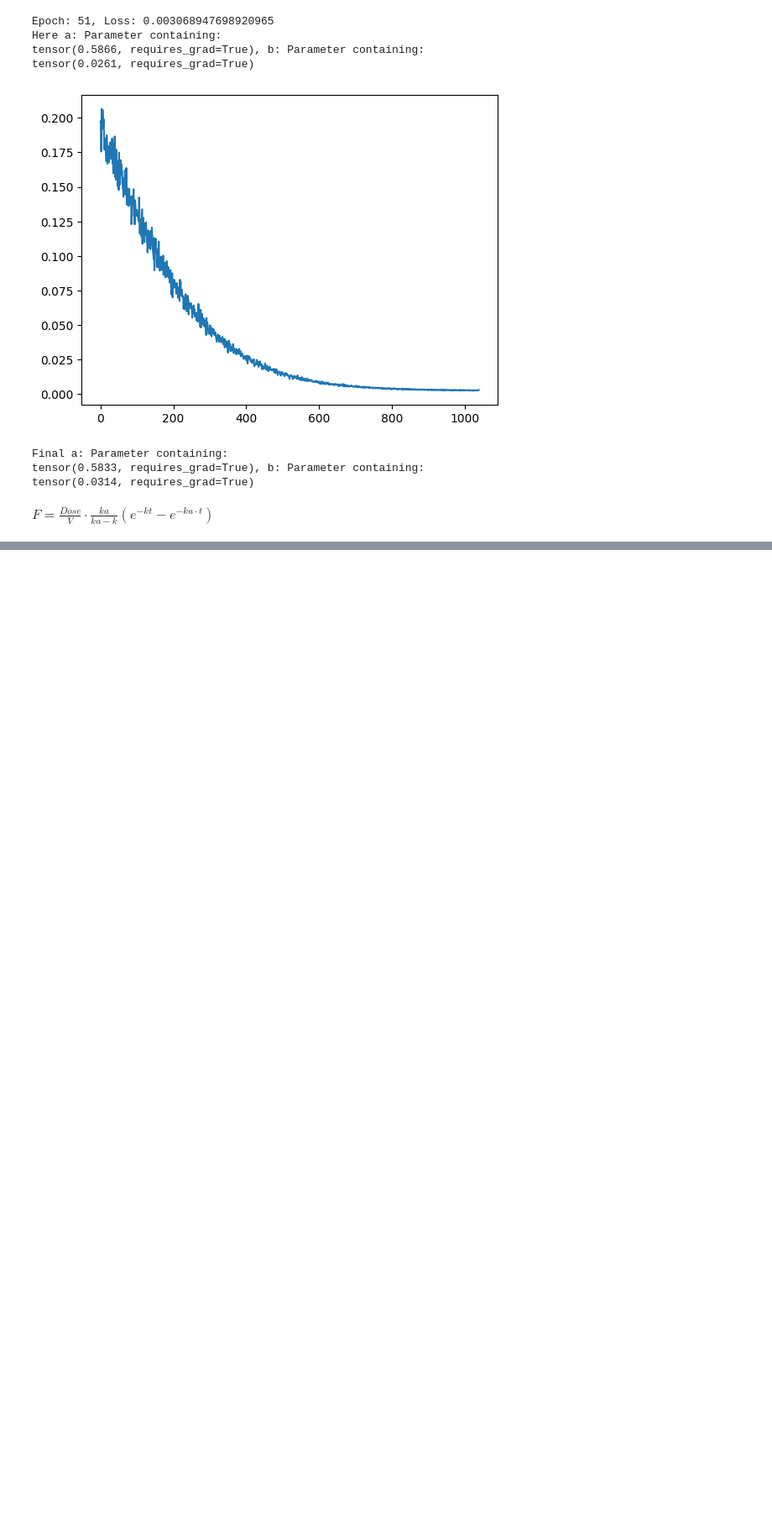
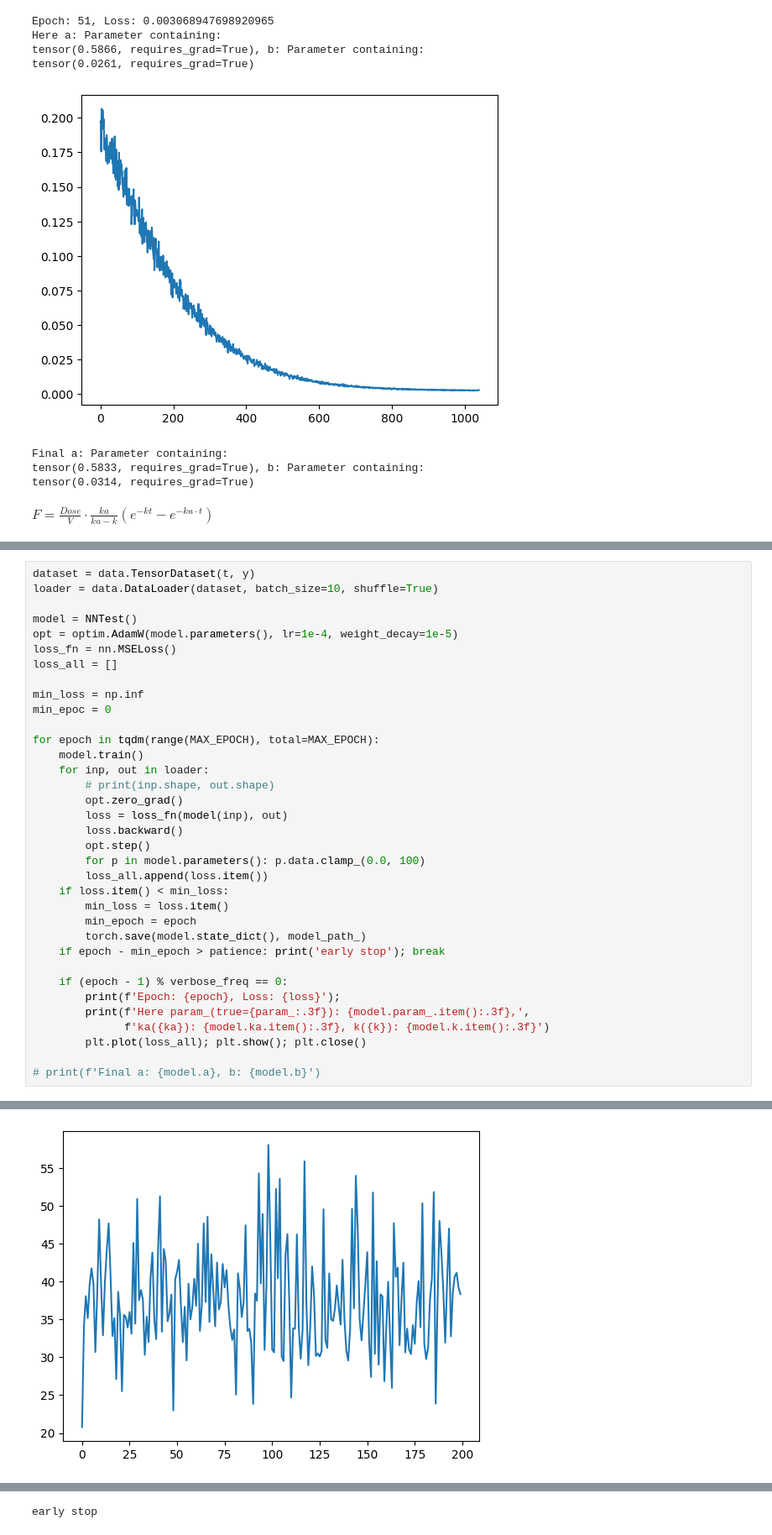
Before and after one commit to yingzibu/ODE, a Jupyter notebook: learn/First_order_PO.ipynb, the cells around one changed output, grey strips where cells are left out. Shown: that part at 84% size. Drawn from its saved outputs; the diff is of its cells as text; blank space fills up the shorter version.

```diff
--- a/learn/First_order_PO.ipynb
+++ b/learn/First_order_PO.ipynb
@@ -207,0 +180,36 @@ early stop
+# %%
+dataset = data.TensorDataset(t, y)
+loader = data.DataLoader(dataset, batch_size=10, shuffle=True)
+
+model = NNTest()
+opt = optim.AdamW(model.parameters(), lr=1e-4, weight_decay=1e-5)
+loss_fn = nn.MSELoss()
+loss_all = []
+
+min_loss = np.inf
+min_epoc = 0
+
+for epoch in tqdm(range(MAX_EPOCH), total=MAX_EPOCH):
+    model.train()
+    for inp, out in loader:
+        # print(inp.shape, out.shape)
+        opt.zero_grad()
+        loss = loss_fn(model(inp), out)
+        loss.backward()
+        opt.step()
+        for p in model.parameters(): p.data.clamp_(0.0, 100)
+        loss_all.append(loss.item())
+    if loss.item() < min_loss:
+        min_loss = loss.item()
+        min_epoch = epoch
+        torch.save(model.state_dict(), model_path_)
+    if epoch - min_epoch > patience: print('early stop'); break
+
+    if (epoch - 1) % verbose_freq == 0:
+        print(f'Epoch: {epoch}, Loss: {loss}');
+        print(f'Here param_(true={param_:.3f}): {model.param_.item():.3f},',
+              f'ka({ka}): {model.ka.item():.3f}, k({k}): {model.k.item():.3f}')
+        plt.plot(loss_all); plt.show(); plt.close()
+
+# print(f'Final a: {model.a}, b: {model.b}')
+# %% [output]
@@ -207,0 +218 @@ early stop
+[figure, added]
@@ -208 +228,2 @@ early stop
+early stop
 # %%
```
Also changed, not shown: parts of 5 cells of this notebook.
